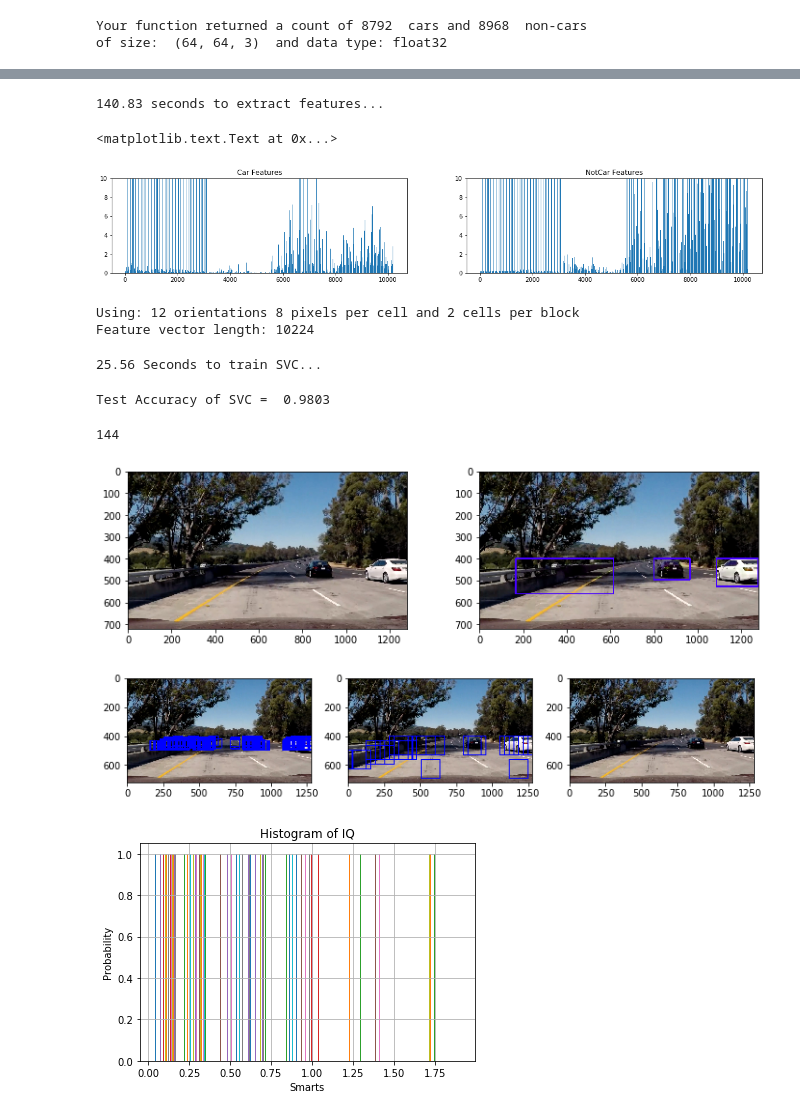
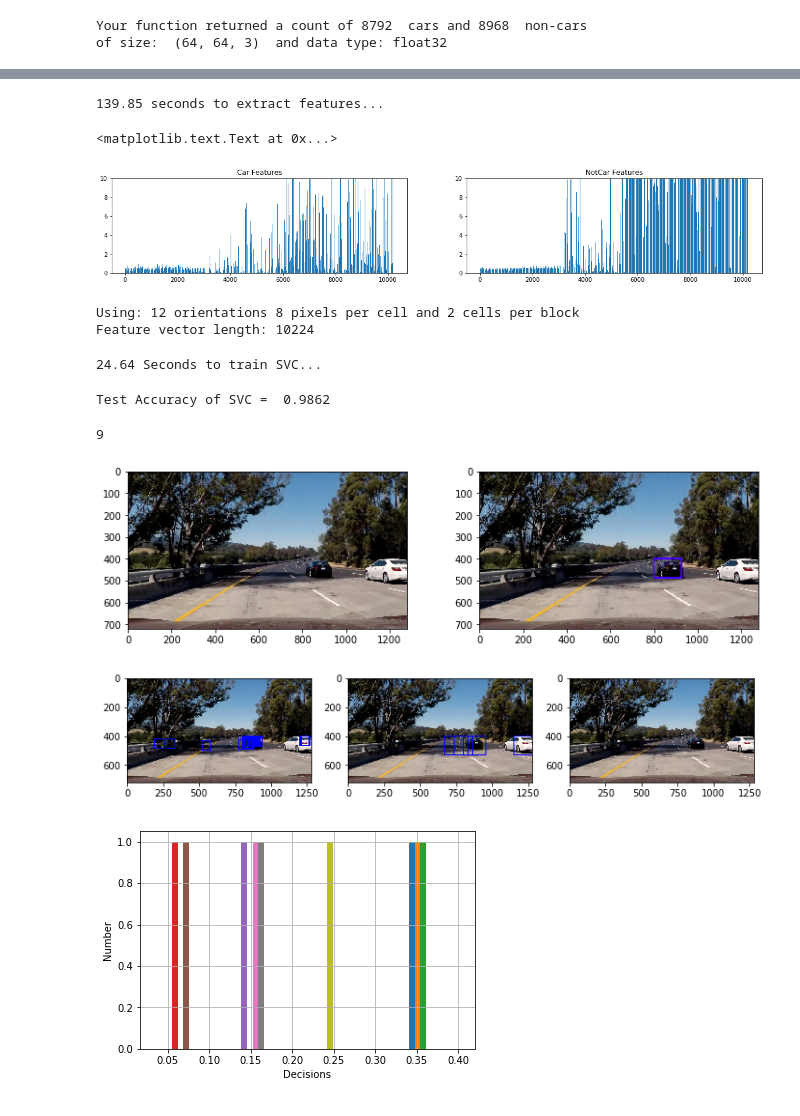
Before and after one commit to avernethy/CarND-Vehicle-Detection, a Jupyter notebook: CarND-Vehicle_Finding.ipynb, the cells around one changed output, grey strips where cells are left out. Saved outputs shown, nothing was run; the diff lists cells and outputs as text; code cells hidden in the pictures.

Commit message:
change to YCrCB colorspace adjust false positive rejection tuning

```diff
--- a/CarND-Vehicle_Finding.ipynb
+++ b/CarND-Vehicle_Finding.ipynb
@@ -41,7 +41,7 @@ class HeatFrame():
         self.best_box = np.sum(np.array(self.recent_boxes),axis = 0)
 # %%
 #Cell 3. Classifier Parameters
-color_space = 'HLS' # Can be RGB, HSV, LUV, HLS, YUV, YCrCb
+color_space = 'YCrCb' # Can be RGB, HSV, LUV, HLS, YUV, YCrCb
 orient = 12  # HOG orientations
 pix_per_cell = 8 # HOG pixels per cell
 cell_per_block = 2 # HOG cells per block
@@ -560,7 +560,7 @@ def find_cars(img, xstart, xstop, ystart, ystop, scale, svc, X_scaler, orient, p
             if test_prediction == 1:
                 if np.int(xleft*scale) < 750:
                     test_decisions.append(test_decision)
-                if(test_decision > 0.25):
+                if(test_decision > 0.15):
                     #print("Predict")
                     #print("")
                     #print(test_decision)
@@ -646,7 +646,7 @@ y = np.hstack((np.ones(len(car_features)), np.zeros(len(notcar_features))))
 rand_state = np.random.randint(0, 100)
 X_train, X_test, y_train, y_test = train_test_split(X, y, test_size=0.2, random_state=rand_state)
 # %% [output]
-140.83 seconds to extract features...
+139.85 seconds to extract features...
 # %%
 #Cell 22. plot the feature vectors
 fig = plt.figure(figsize=(20,3))
@@ -660,7 +660,7 @@ plt.ylim((0,10))
 plt.title('NotCar Features')
 # %% [output]
 <matplotlib.text.Text at 0x...>
-[figure, old version]
+[figure, new version]
 # %%
 #Cell 23
 # Fit a per-column scaler only on the training data
@@ -706,7 +706,7 @@ else:
     print(clf.best_params_)
     print(clf.best_params_.items())
 # %% [output]
-25.56 Seconds to train SVC...
+24.64 Seconds to train SVC...
 # %%
 #Cell 25. Check the score of the SVC
 print('Test Accuracy of SVC = ', round(clf.score(X_test, y_test), 4))
@@ -751,40 +751,39 @@ draw_img[:,:,0] = np.clip(draw_img[:,:,0] + heatmap.astype(int),0,255)
 draw_img = draw_labeled_bboxes(draw_img, labels)
 draw_img = cv2.cvtColor(draw_img, cv2.COLOR_HLS2RGB)
 # %% [output]
-Test Accuracy of SVC =  0.9803
+Test Accuracy of SVC =  0.9862
 # %%
 #Cell 26.  Plot the original, final and the contributors to the final
 fig = plt.figure(figsize=(12,3))
 plt.subplot(121)
 plt.imshow(image)
 plt.subplot(122)
 plt.imshow(draw_img)
 
 fig = plt.figure(figsize=(12,6))
 plt.subplot(131)
 plt.imshow(images_out[0])
 plt.subplot(132)
 plt.imshow(images_out[1])
 plt.subplot(133)
 plt.imshow(images_out[2])
 
 # the histogram of the data
 print(len(list_of_decisions))
 fig = plt.figure()
 output = plt.hist(list_of_decisions, bins = 5)
 
-plt.xlabel('Smarts')
-plt.ylabel('Probability')
-plt.title('Histogram of IQ')
+plt.xlabel('Decisions')
+plt.ylabel('Number')
 #plt.text(60, .025, r'$\mu=100,\ \sigma=15$')
 #plt.axis([40, 160, 0, 0.03])
 plt.grid(True)
 plt.show()
 # %% [output]
-144
+9
-[figure, old version]
+[figure, new version]
-[figure, old version]
+[figure, new version]
-[figure, old version]
+[figure, new version]
 # %%
 #Cell 27. Video Pipeline
 def process_image(img_from_vid):
```
Also changed, not shown: parts of 10 cells of this notebook, 4 other files.
